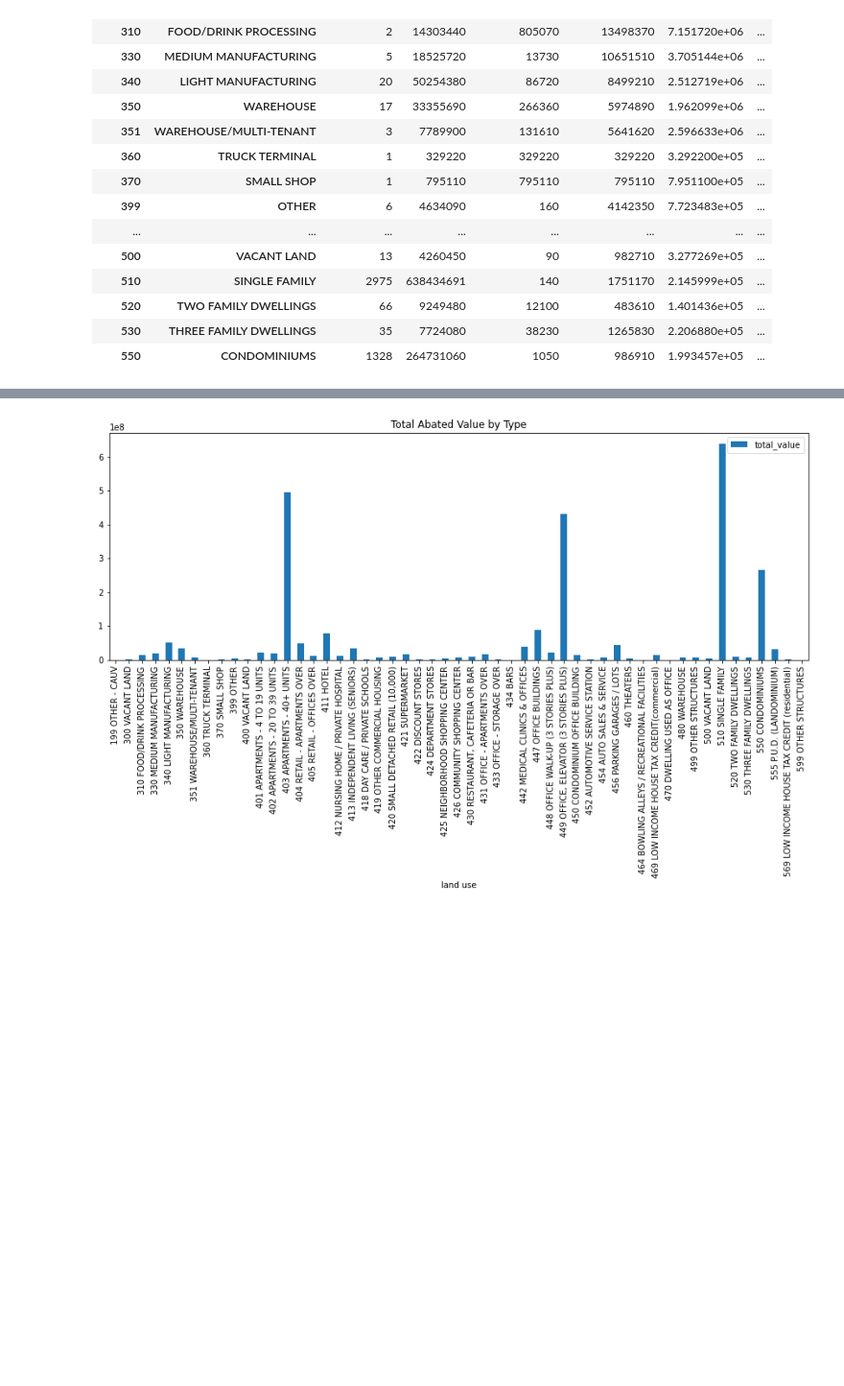
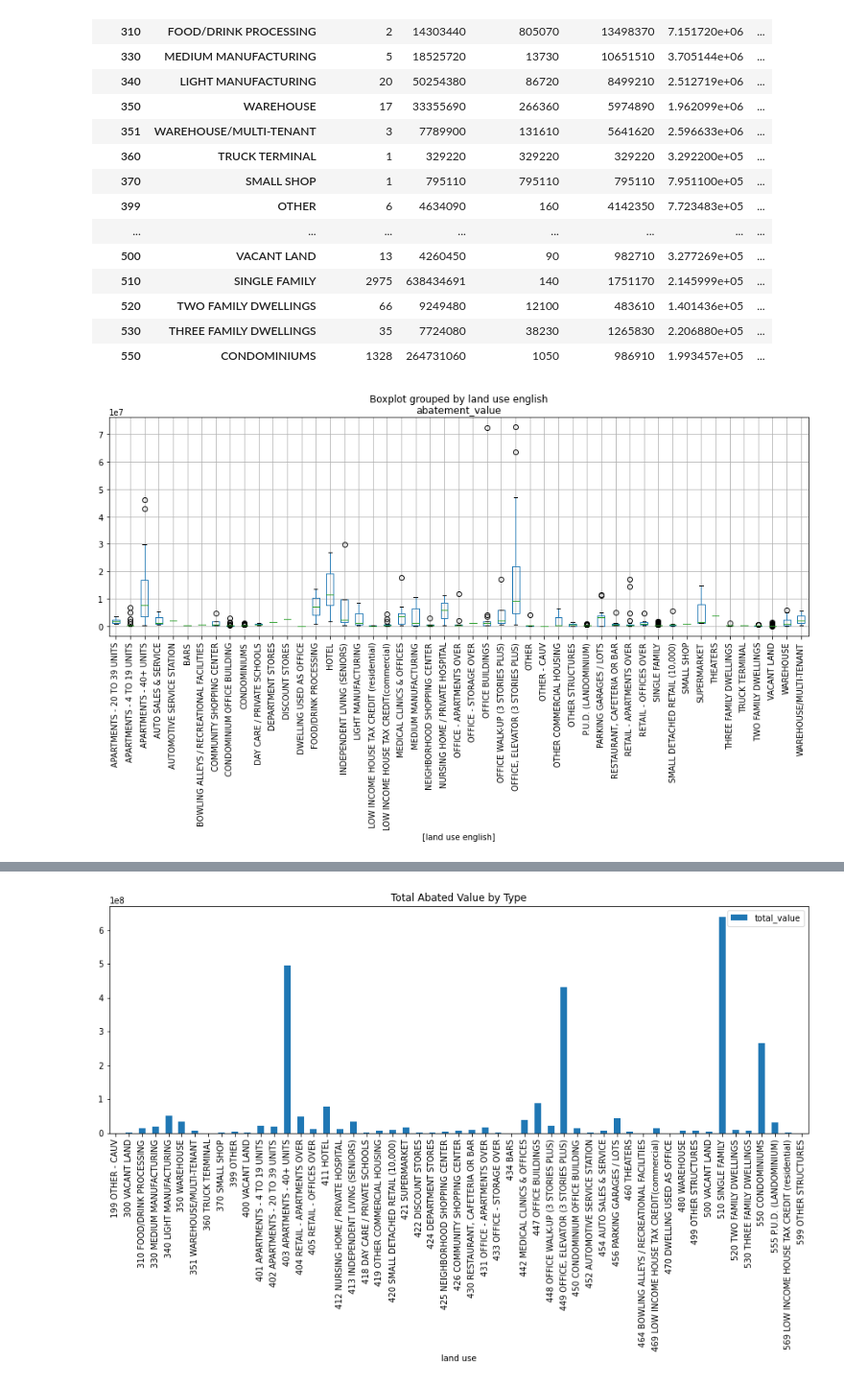
Before and after one commit to CincyBC/Abatement-Maps, a Jupyter notebook: Abatement Heatmap.ipynb, the cells around one changed output, grey strips where cells are left out. Shown at 96% size. Cells and saved outputs as stored; diff of their text form; code cells hidden in the pictures; blank space fills up the shorter version.

```diff
--- a/Abatement Heatmap.ipynb
+++ b/Abatement Heatmap.ipynb
@@ -74,3 +82,9 @@ aggregates.head(50)
 | 520 | TWO FAMILY DWELLINGS | 66 | 9249480 | 12100 | 483610 | 1.401436e+05 | ... |
 | 530 | THREE FAMILY DWELLINGS | 35 | 7724080 | 38230 | 1265830 | 2.206880e+05 | ... |
 | 550 | CONDOMINIUMS | 1328 | 264731060 | 1050 | 986910 | 1.993457e+05 | ... |
+# %%
+# First let's create a boxplot
+box_plot_data = currentabatement[['land use english', 'abatement_value']]
+boxplot = box_plot_data.boxplot(by='land use english', figsize=(15,5), rot=90)
+# %% [output]
+[figure, added]
```
Also changed, not shown: parts of 17 cells of this notebook.
